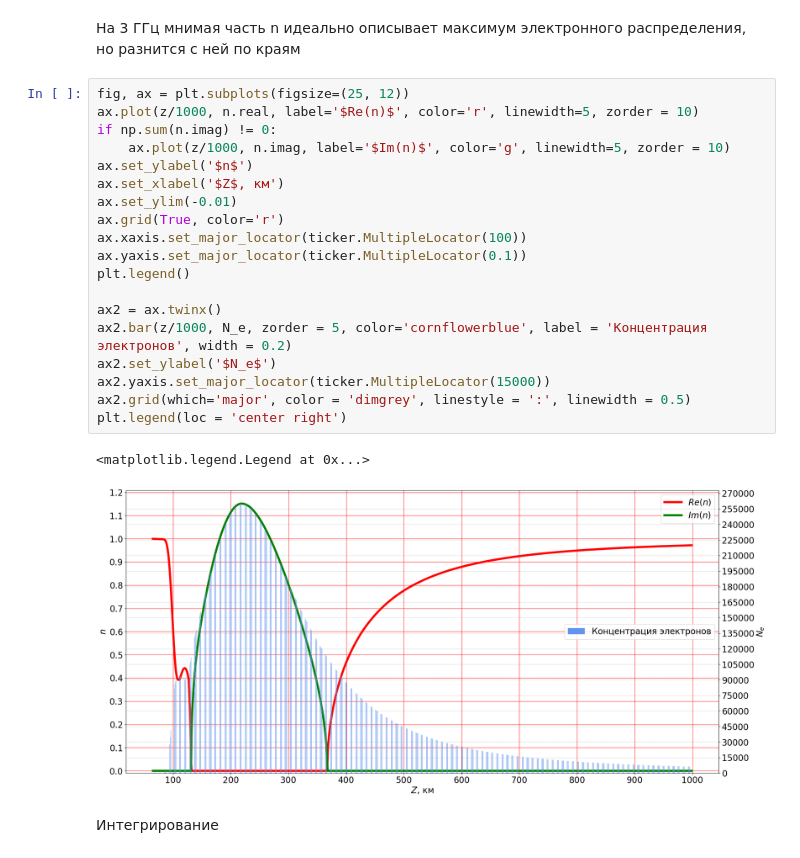
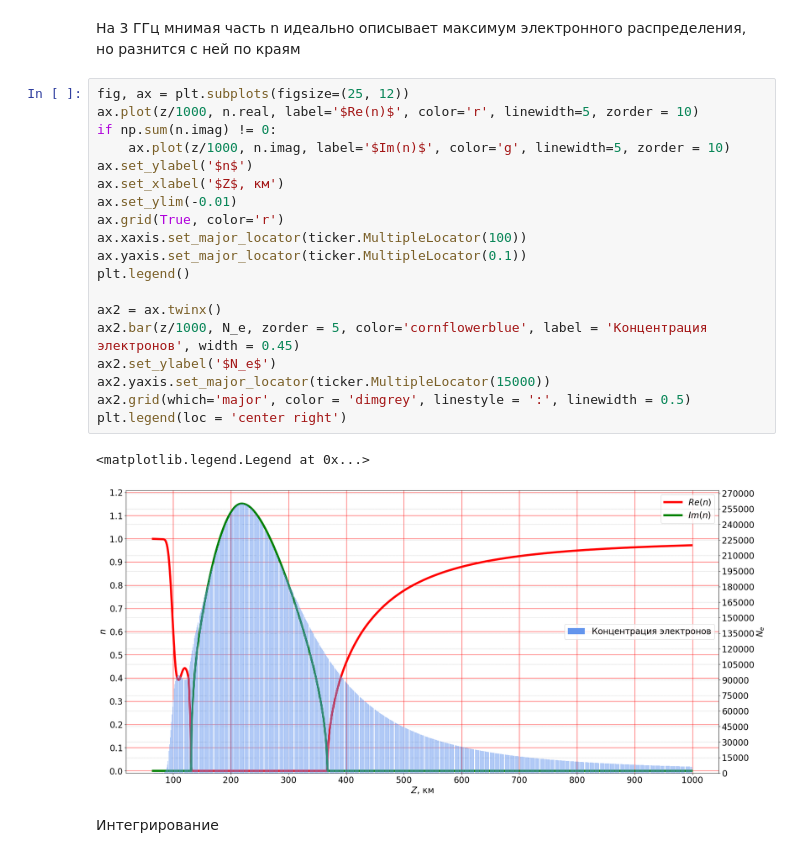
Before and after one commit to astronom-v-cube/exam_rrv, a Jupyter notebook: 5.ipynb, the cells around one changed output. Saved outputs shown, nothing was run; the diff lists cells and outputs as text.

```diff
--- a/5.ipynb
+++ b/5.ipynb
@@ -81,25 +81,25 @@ len(N_e)
 # %%
 fig, ax = plt.subplots(figsize=(25, 12))
 ax.plot(z/1000, n.real, label='$Re(n)$', color='r', linewidth=5, zorder = 10)
 if np.sum(n.imag) != 0:
     ax.plot(z/1000, n.imag, label='$Im(n)$', color='g', linewidth=5, zorder = 10)
 ax.set_ylabel('$n$')
 ax.set_xlabel('$Z$, км')
 ax.set_ylim(-0.01)
 ax.grid(True, color='r')
 ax.xaxis.set_major_locator(ticker.MultipleLocator(100))
 ax.yaxis.set_major_locator(ticker.MultipleLocator(0.1))
 plt.legend()
 
 ax2 = ax.twinx()
-ax2.bar(z/1000, N_e, zorder = 5, color='cornflowerblue', label = 'Концентрация электронов', width = 0.2)
+ax2.bar(z/1000, N_e, zorder = 5, color='cornflowerblue', label = 'Концентрация электронов', width = 0.45)
 ax2.set_ylabel('$N_e$')
 ax2.yaxis.set_major_locator(ticker.MultipleLocator(15000))
 ax2.grid(which='major', color = 'dimgrey', linestyle = ':', linewidth = 0.5)
 plt.legend(loc = 'center right')
 # %% [output]
 <matplotlib.legend.Legend at 0x...>
-[figure, old version]
+[figure, new version]
 # %% [markdown]
 Интегрирование
 # %%
```
